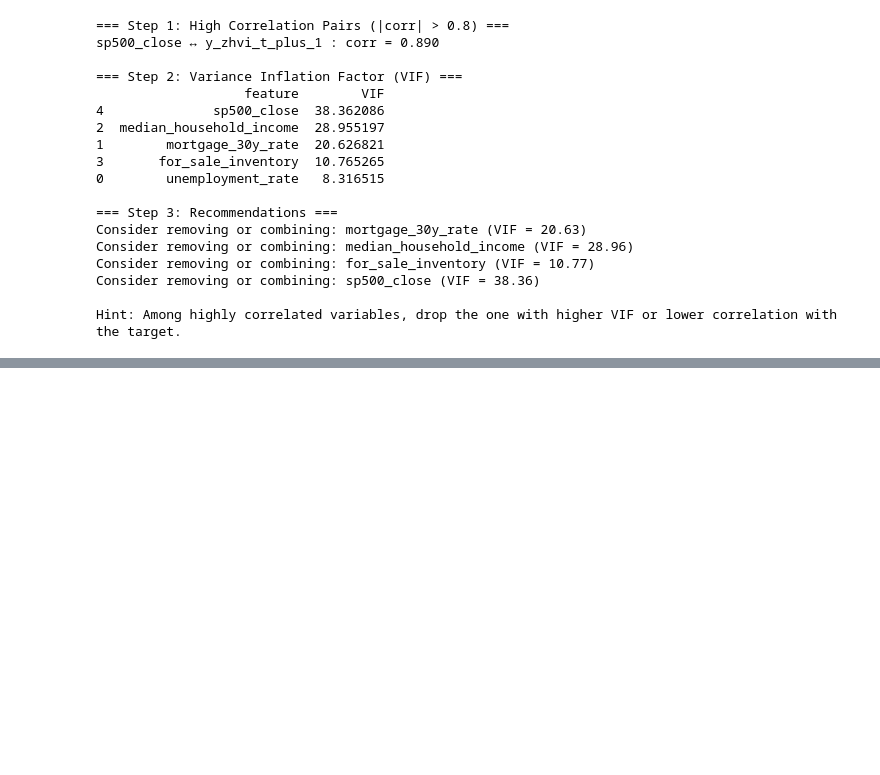
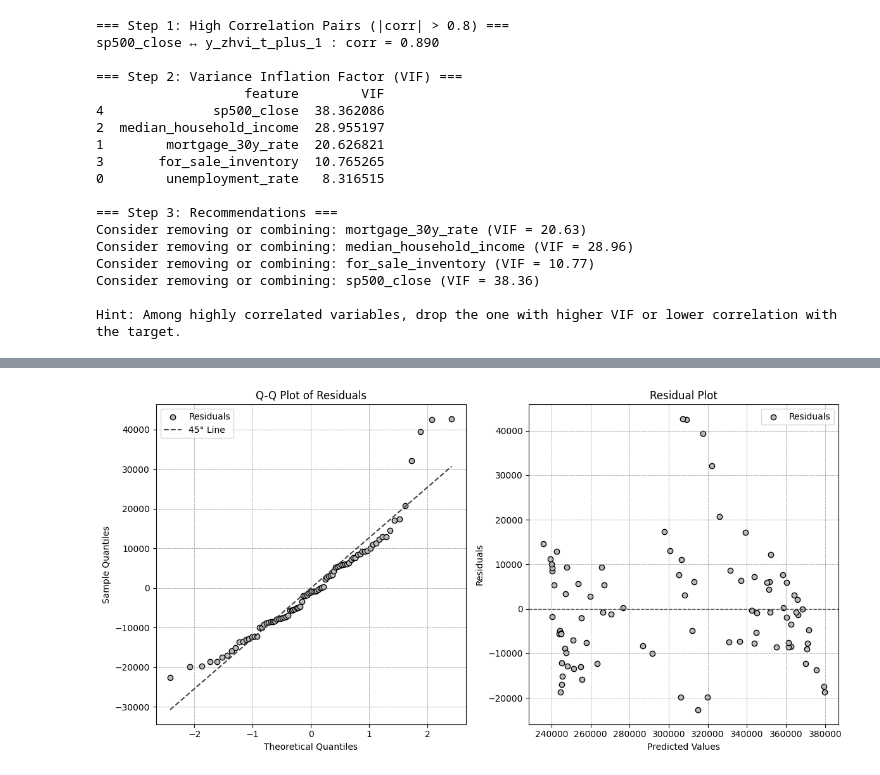
Before and after one commit to InscribeDeeper/house-price-regression, a Jupyter notebook: EDA.ipynb, the cells around one changed output, grey strips where cells are left out. Drawn from its saved outputs; the diff is of its cells as text; code cells hidden in the pictures; blank space fills up the shorter version.

```diff
--- a/EDA.ipynb
+++ b/EDA.ipynb
@@ -433,0 +554,40 @@ styled_corr
+# %%
+import matplotlib.pyplot as plt
+import scipy.stats as stats
+
+
+# Extract values
+residuals = model.resid
+predicted = model.fittedvalues
+(prob_x, prob_y), (slope, intercept, r) = stats.probplot(residuals, dist="norm")
+
+# Create side-by-side subplots
+fig, axes = plt.subplots(1, 2, figsize=(12, 6))
+
+# --- Q-Q Plot ---
+ax1 = axes[0]
+ax1.scatter(prob_x, prob_y, facecolor=bar_fill_color, edgecolor=bar_edge_color, label="Residuals")
+ax1.plot(prob_x, slope * prob_x + intercept, color=mean_line_color, linestyle='--', label='45° Line')
+ax1.set_title("Q-Q Plot of Residuals", color=main_color)
+ax1.set_xlabel("Theoretical Quantiles", color=main_color)
+ax1.set_ylabel("Sample Quantiles", color=main_color)
+ax1.tick_params(colors=main_color)
+ax1.grid(True, linestyle='--', linewidth=0.5, color=median_line_color)
+ax1.legend()
+
+# --- Residual Plot ---
+ax2 = axes[1]
+ax2.scatter(predicted, residuals, facecolor=bar_fill_color, edgecolor=bar_edge_color, label="Residuals")
+ax2.axhline(0, color=mean_line_color, linestyle='--', linewidth=1)
+ax2.set_title("Residual Plot", color=main_color)
+ax2.set_xlabel("Predicted Values", color=main_color)
+ax2.set_ylabel("Residuals", color=main_color)
+ax2.tick_params(colors=main_color)
+ax2.grid(True, linestyle='--', linewidth=0.5, color=median_line_color)
+ax2.legend()
+
+# Final layout
+plt.tight_layout()
+plt.show()
+# %% [output]
+[figure, added]
```
Also changed, not shown: parts of 8 cells of this notebook, 7 other files.
